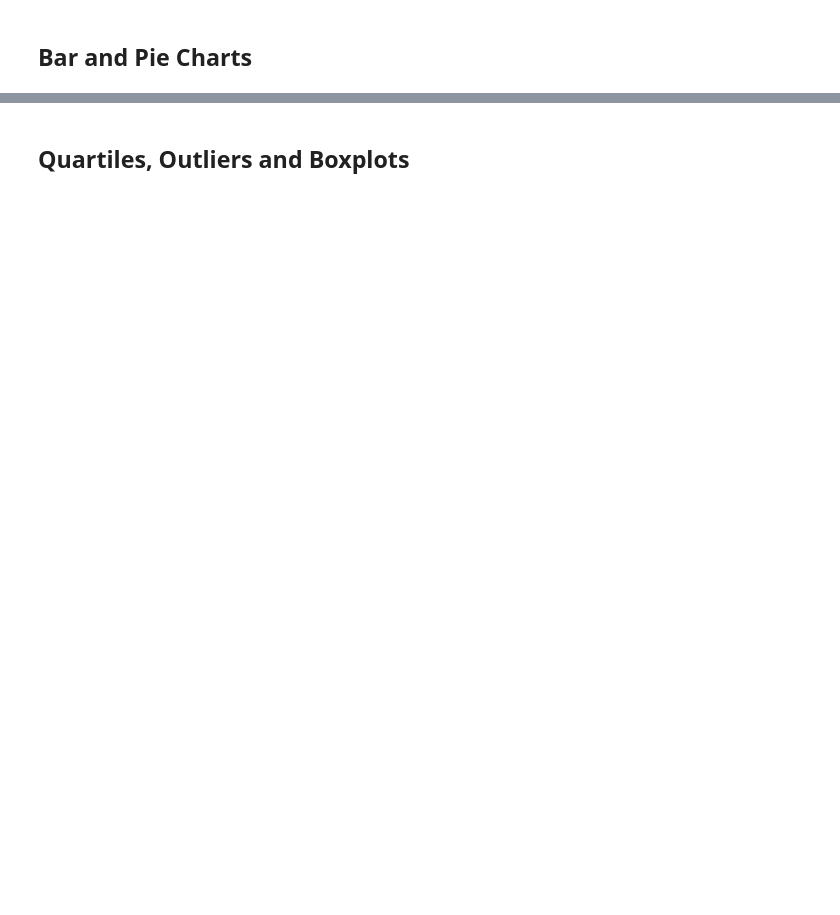
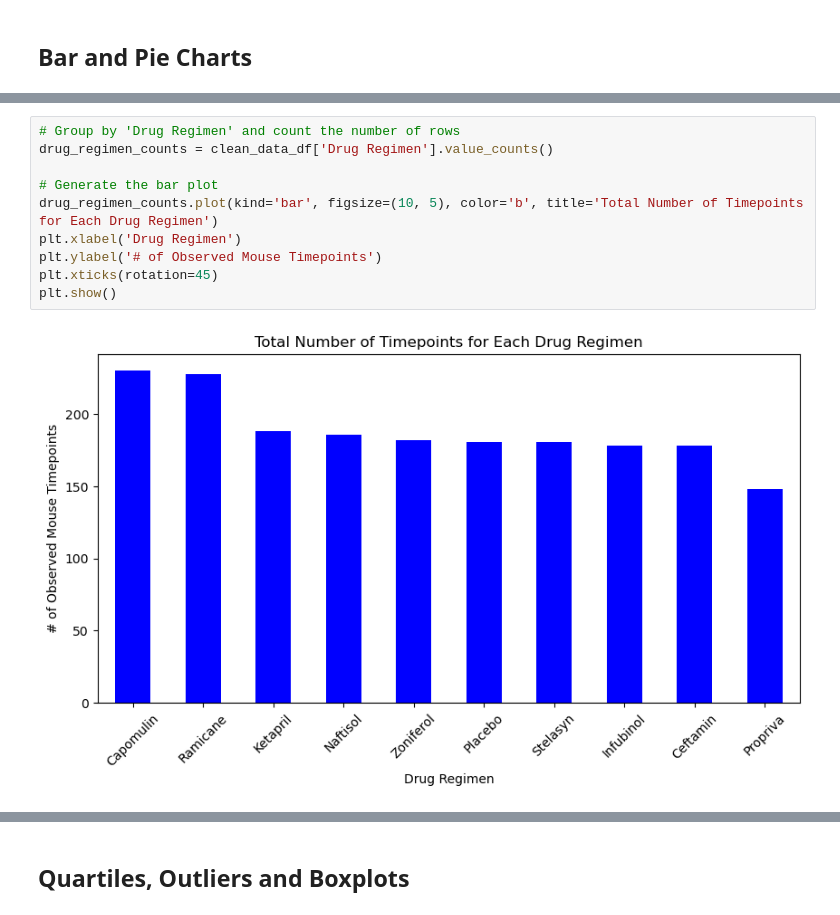
Before and after one commit to Gabriel-8813/Pymaceuticals, a Jupyter notebook: pymaceuticals_starter.ipynb, the cells around one changed output, grey strips where cells are left out. Cells and saved outputs as stored; diff of their text form; blank space fills up the shorter version.

```diff
--- a/pymaceuticals_starter.ipynb
+++ b/pymaceuticals_starter.ipynb
@@ -154,0 +157,12 @@ Zoniferol     53.236507  51.818479  48.533355            6.966589  0.516398
+# %%
+# Group by 'Drug Regimen' and count the number of rows
+drug_regimen_counts = clean_data_df['Drug Regimen'].value_counts()
+
+# Generate the bar plot
+drug_regimen_counts.plot(kind='bar', figsize=(10, 5), color='b', title='Total Number of Timepoints for Each Drug Regimen')
+plt.xlabel('Drug Regimen')
+plt.ylabel('# of Observed Mouse Timepoints')
+plt.xticks(rotation=45)
+plt.show()
+# %% [output]
+[figure, added]
```
Also changed, not shown: parts of 17 cells of this notebook.
